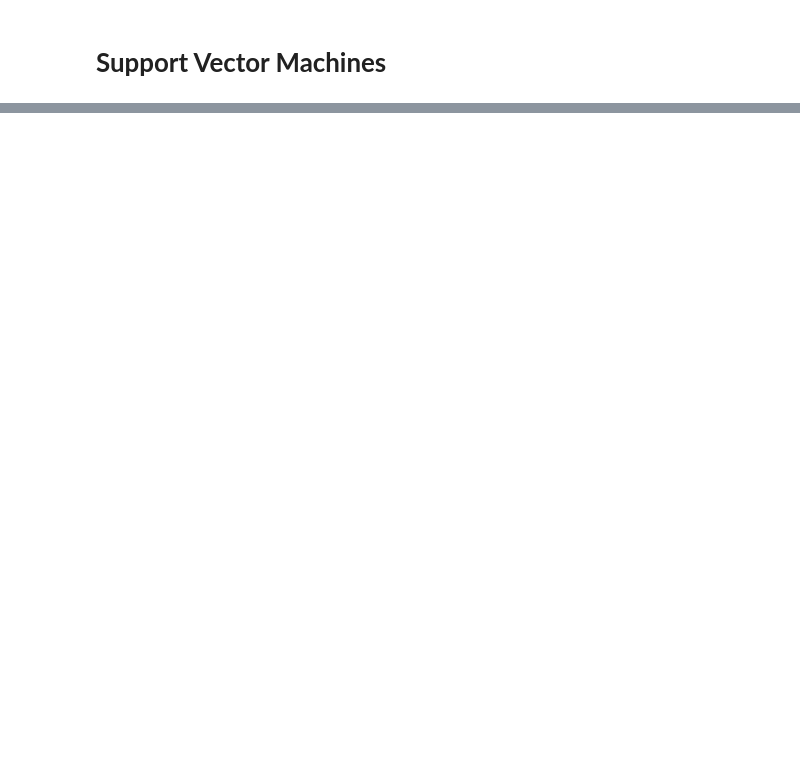
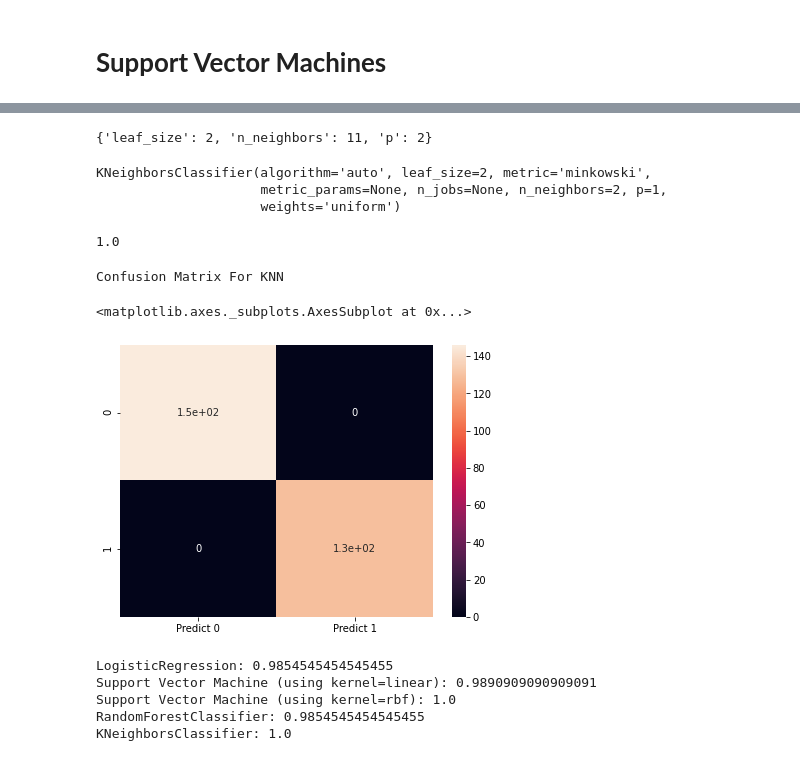
Before and after one commit to Uzmamushtaque/Projects-in-Machine-Learning-and-AI, a Jupyter notebook: Bank_Note_Analysis.ipynb, the cells around one changed output, grey strips where cells are left out. Cells and saved outputs as stored; diff of their text form; code cells hidden in the pictures; blank space fills up the shorter version.

```diff
--- a/Bank_Note_Analysis.ipynb
+++ b/Bank_Note_Analysis.ipynb
@@ -181,0 +289,12 @@ from sklearn.svm import SVC
+# %%
+from sklearn.neighbors import KNeighborsClassifier
+from sklearn.model_selection import KFold, GridSearchCV
+
+param_grid = {
+    'leaf_size' : [2,5,7,9,11],
+    'n_neighbors' : [2,5,7,9,11],
+    'p' : [1,2]
+}
+
+grid = GridSearchCV(KNeighborsClassifier(), param_grid = param_grid)
+grid.fit(X_train, y_train)
@@ -181,0 +313,4 @@ from sklearn.svm import SVC
+# %%
+grid.best_params_
+# %% [output]
+{'leaf_size': 2, 'n_neighbors': 11, 'p': 2}
@@ -181,0 +319,38 @@ from sklearn.svm import SVC
+# %%
+KNN = KNeighborsClassifier(n_neighbors=2,p=1,leaf_size=2 )
+# %%
+KNN.fit(X_train, y_train)
+# %% [output]
+KNeighborsClassifier(algorithm='auto', leaf_size=2, metric='minkowski',
+                     metric_params=None, n_jobs=None, n_neighbors=2, p=1,
+                     weights='uniform')
+# %%
+KNN_predicted = KNN.predict(X_test)
+
+accuracy_score(y_test,KNN_predicted)
+# %% [output]
+1.0
+# %%
+print("Confusion Matrix For KNN")
+cm=metrics.confusion_matrix(y_test,KNN_predicted, labels=[0, 1])
+
+df_cm = pd.DataFrame(cm, index = [i for i in [0,1]],
+                  columns = [i for i in ["Predict 0","Predict 1"]])
+plt.figure(figsize = (7,5))
+sns.heatmap(df_cm, annot=True)
+# %% [output]
+Confusion Matrix For KNN
+<matplotlib.axes._subplots.AxesSubplot at 0x...>
+[figure, added]
+# %%
+print("LogisticRegression:", accuracy_score(y_test,y_test_pred))
+print("Support Vector Machine (using kernel=linear):", accuracy_score(y_test,svm_pred))
+print("Support Vector Machine (using kernel=rbf):", accuracy_score(y_test,svm_rbf_pred))
+print("RandomForestClassifier:", accuracy_score(y_test,rdf_pred))
+print("KNeighborsClassifier:", accuracy_score(y_test,KNN_predicted))
+# %% [output]
+LogisticRegression: 0.9854545454545455
+Support Vector Machine (using kernel=linear): 0.9890909090909091
+Support Vector Machine (using kernel=rbf): 1.0
+RandomForestClassifier: 0.9854545454545455
+KNeighborsClassifier: 1.0
```
Also changed, not shown: parts of 21 cells of this notebook.
